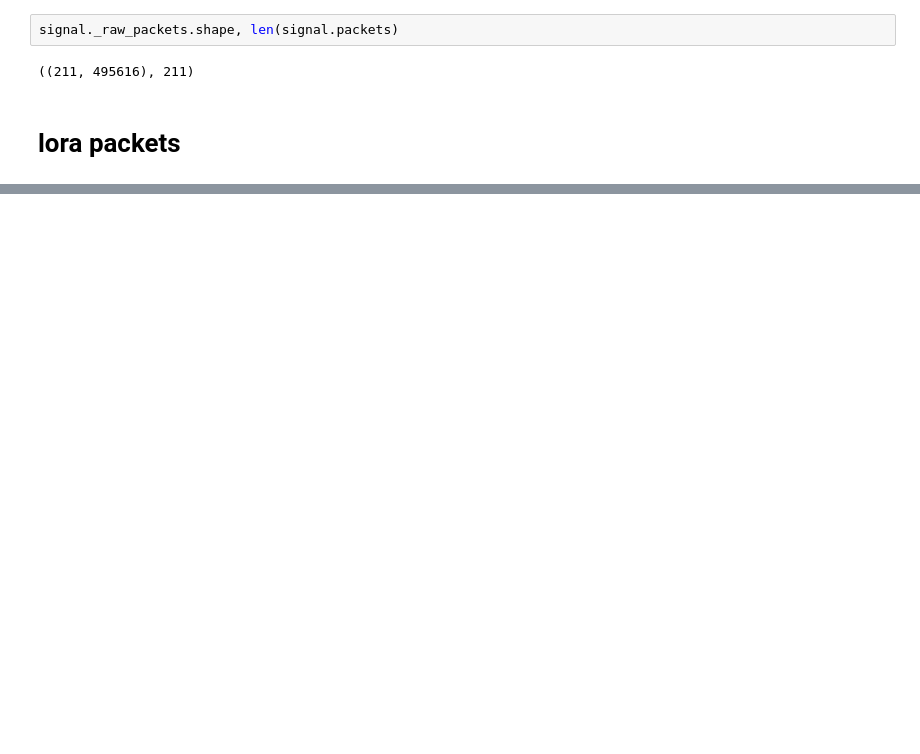
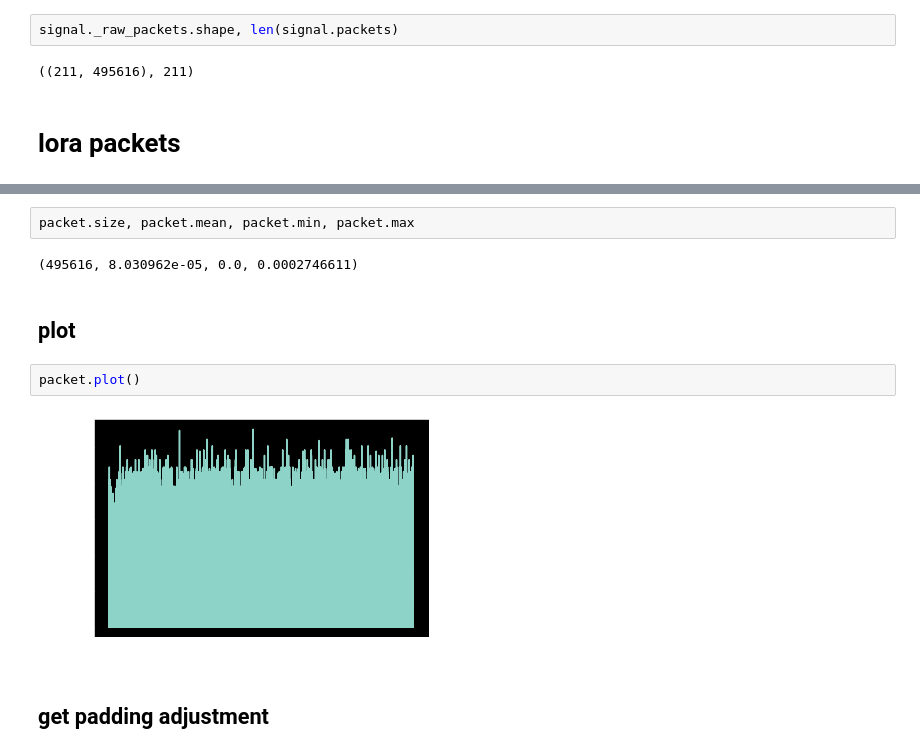
Before and after one commit to tjbergst/lorapy, a Jupyter notebook: tests_lorapy.ipynb, the cells around one changed output, grey strips where cells are left out. Saved outputs shown, nothing was run; the diff lists cells and outputs as text; blank space fills up the shorter version.

Commit message:
added up to packet adjustments, inserted packet plot and attrs

```diff
--- a/tests_lorapy.ipynb
+++ b/tests_lorapy.ipynb
@@ -151,0 +154,12 @@ LoraPacket(length=495616) | BW: 8 | SF: 12 | Att: 80 | samples per symbol: 16384
+# %%
+packet.size, packet.mean, packet.min, packet.max
+# %% [output]
+(495616, 8.030962e-05, 0.0, 0.0002746611)
+# %% [markdown]
+## plot
+# %%
+packet.plot()
+# %% [output]
+[figure, added]
+# %% [markdown]
+## get padding adjustment
```
Also changed, not shown: parts of 13 cells of this notebook.
